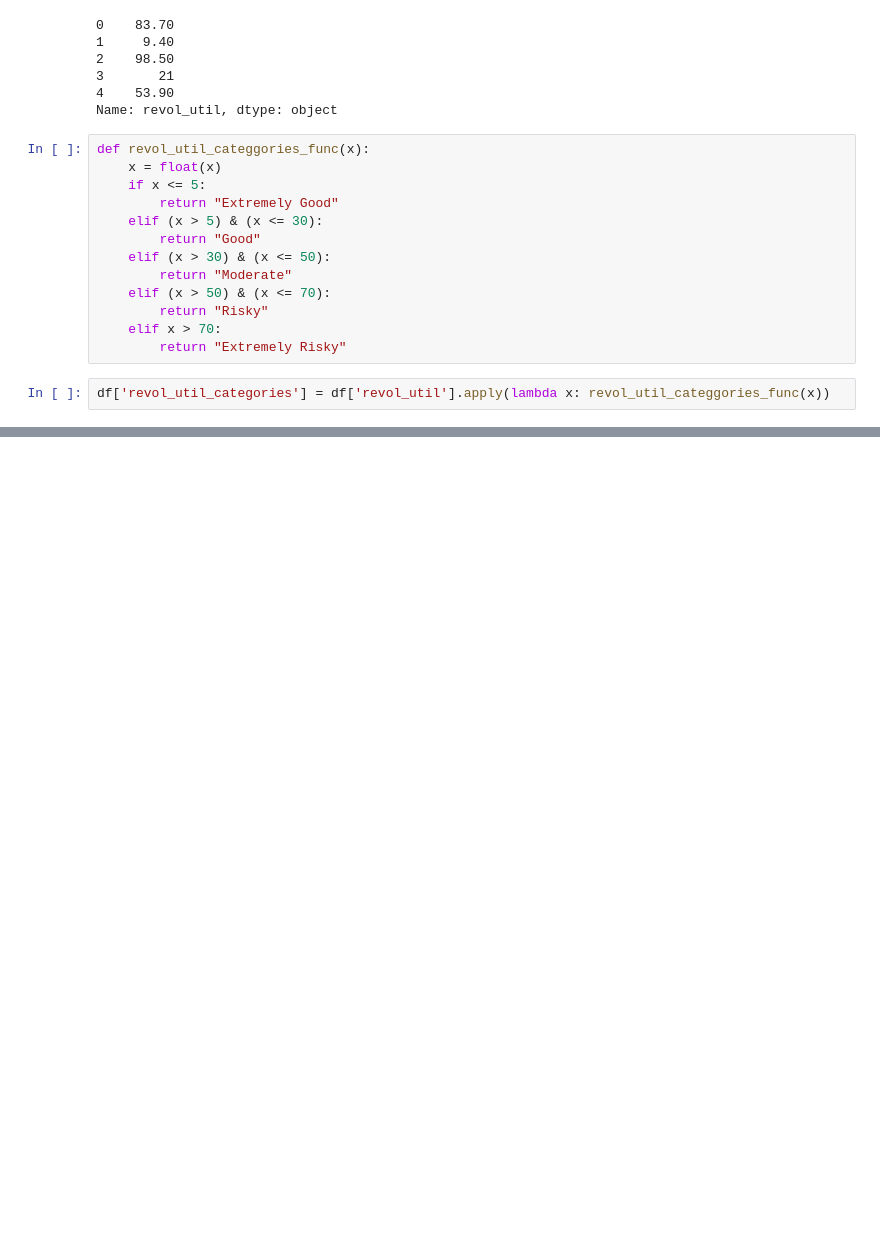
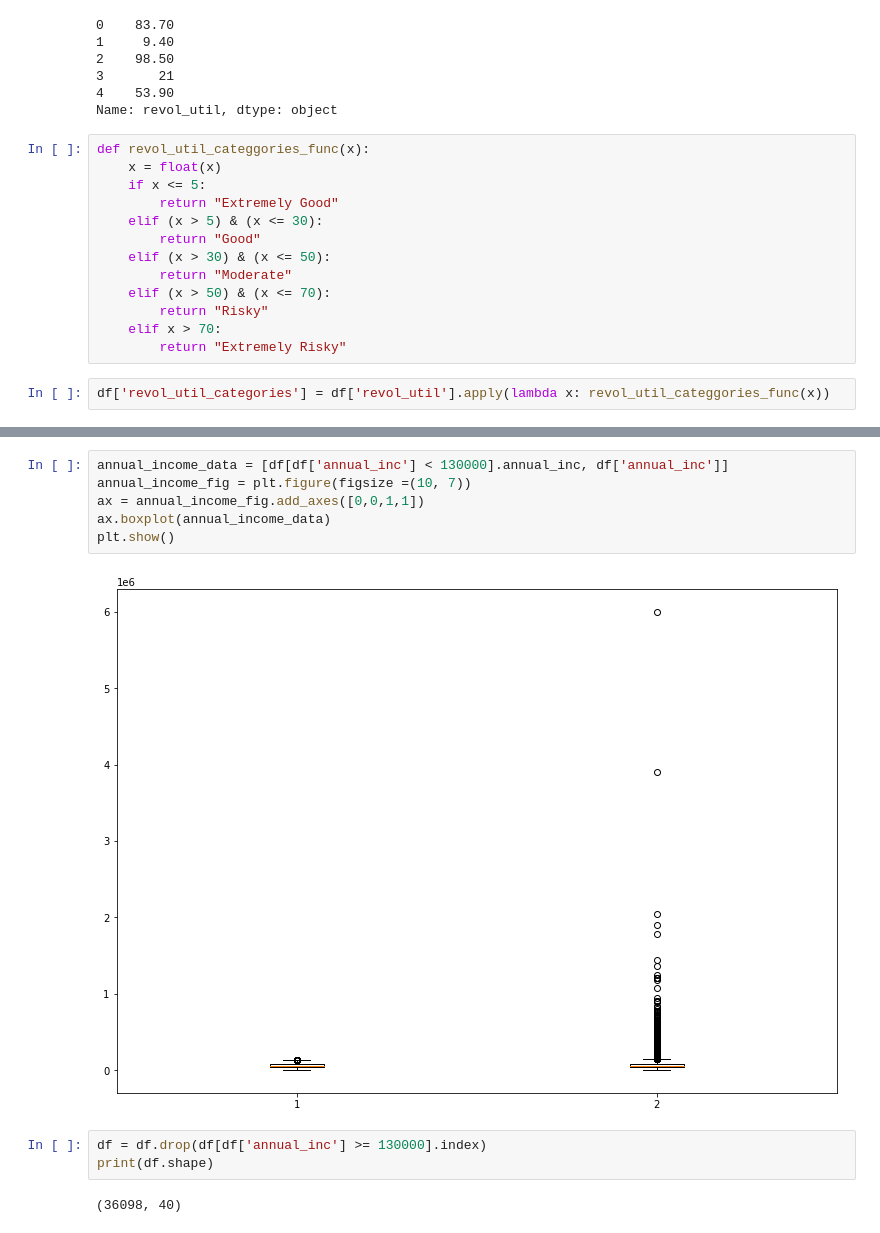
Before and after one commit to RezonChakraborty/LendingClub_CaseStudy, a Jupyter notebook: LendingClub_CaseStudy_Analysis.ipynb, the cells around one changed output, grey strips where cells are left out. Cells and saved outputs as stored; diff of their text form; blank space fills up the shorter version.

```diff
--- a/LendingClub_CaseStudy_Analysis.ipynb
+++ b/LendingClub_CaseStudy_Analysis.ipynb
@@ -310,0 +330,13 @@ df.groupby('revol_util_categories').count()
+# %%
+annual_income_data = [df[df['annual_inc'] < 130000].annual_inc, df['annual_inc']]
+annual_income_fig = plt.figure(figsize =(10, 7))
+ax = annual_income_fig.add_axes([0,0,1,1])
+ax.boxplot(annual_income_data)
+plt.show()
+# %% [output]
+[figure, added]
+# %%
+df = df.drop(df[df['annual_inc'] >= 130000].index)
+print(df.shape)
+# %% [output]
+(36098, 40)
```
Also changed, not shown: parts of 9 cells of this notebook.
